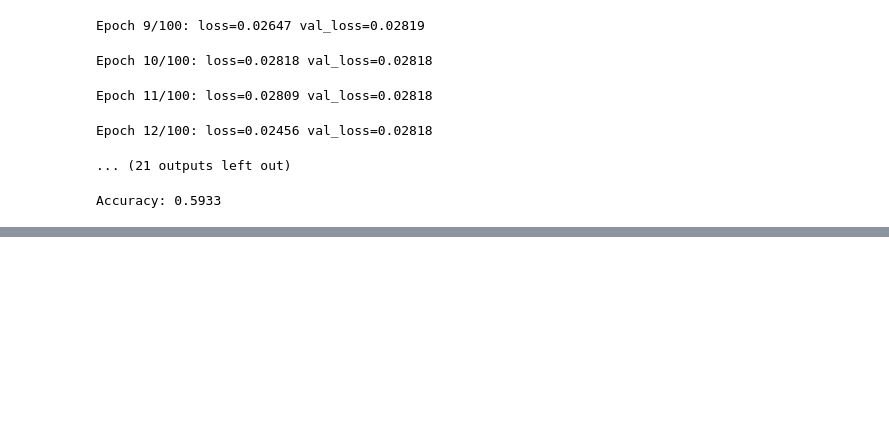
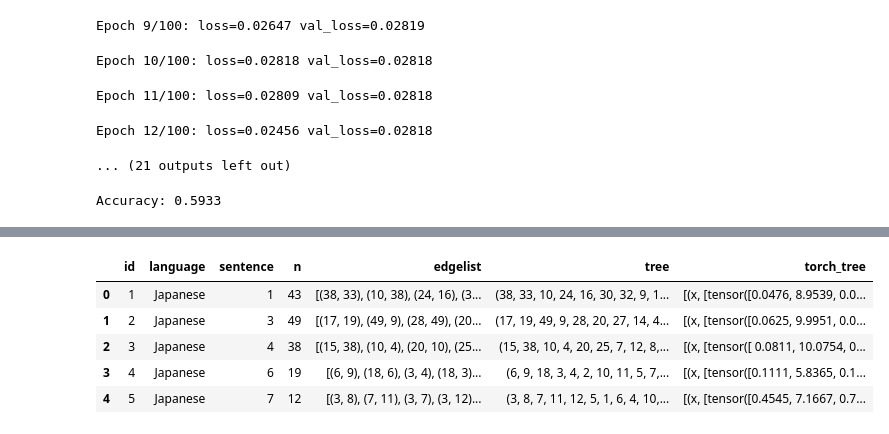
Before and after one commit to AimbotParce/MDS-ML-SyntacticTreeRooting, a Jupyter notebook: src/tree-level-encoding.ipynb, the cells around one changed output, grey strips where cells are left out. Saved outputs shown, nothing was run; the diff lists cells and outputs as text; code cells hidden in the pictures; blank space fills up the shorter version.

```diff
--- a/src/tree-level-encoding.ipynb
+++ b/src/tree-level-encoding.ipynb
@@ -153,0 +156,6 @@ Accuracy: 0.5933
+# %%
+test_sentences = pd.read_csv("../data/test.csv")
+test_sentences["language"] = test_sentences["language"].astype("category")
+test_sentences["edgelist"] = test_sentences["edgelist"].apply(parse_edge_list)
+test_sentences["tree"] = test_sentences["edgelist"].apply(get_tree)
+test_sentences.head()
@@ -153,0 +169,12 @@ Accuracy: 0.5933
+# %%
+test_sentences["torch_tree"] = test_sentences.apply(
+    lambda r: to_torch(r["tree"], node_features=get_node_features(r)), axis=1
+)
+test_sentences.head()
+# %% [output]
+|  | id | language | sentence | n | edgelist | tree | torch_tree |
+| 0 | 1 | Japanese | 1 | 43 | [(38, 33), (10, 38), (24, 16), (3... | (38, 33, 10, 24, 16, 30, 32, 9, 1... | [(x, [tensor([0.0476, 8.9539, 0.0... |
+| 1 | 2 | Japanese | 3 | 49 | [(17, 19), (49, 9), (28, 49), (20... | (17, 19, 49, 9, 28, 20, 27, 14, 4... | [(x, [tensor([0.0625, 9.9951, 0.0... |
+| 2 | 3 | Japanese | 4 | 38 | [(15, 38), (10, 4), (20, 10), (25... | (15, 38, 10, 4, 20, 25, 7, 12, 8,... | [(x, [tensor([ 0.0811, 10.0754, 0... |
+| 3 | 4 | Japanese | 6 | 19 | [(6, 9), (18, 6), (3, 4), (18, 3)... | (6, 9, 18, 3, 4, 2, 10, 11, 5, 7,... | [(x, [tensor([0.1111, 5.8365, 0.1... |
+| 4 | 5 | Japanese | 7 | 12 | [(3, 8), (7, 11), (3, 7), (3, 12)... | (3, 8, 7, 11, 12, 5, 1, 6, 4, 10,... | [(x, [tensor([0.4545, 7.1667, 0.7... |
```
Also changed, not shown: parts of 5 cells of this notebook, 1 other file.
